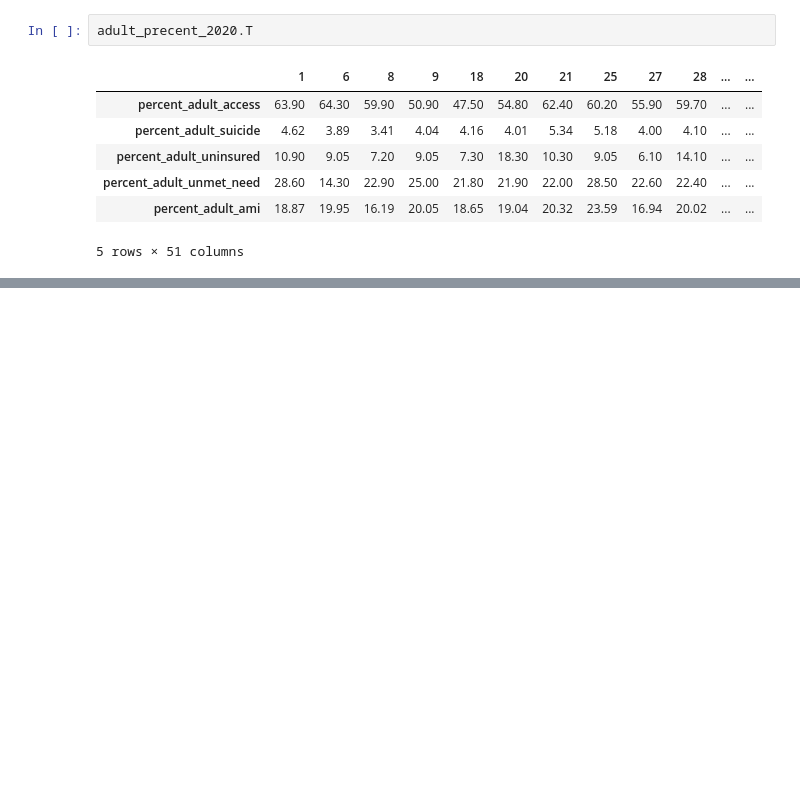
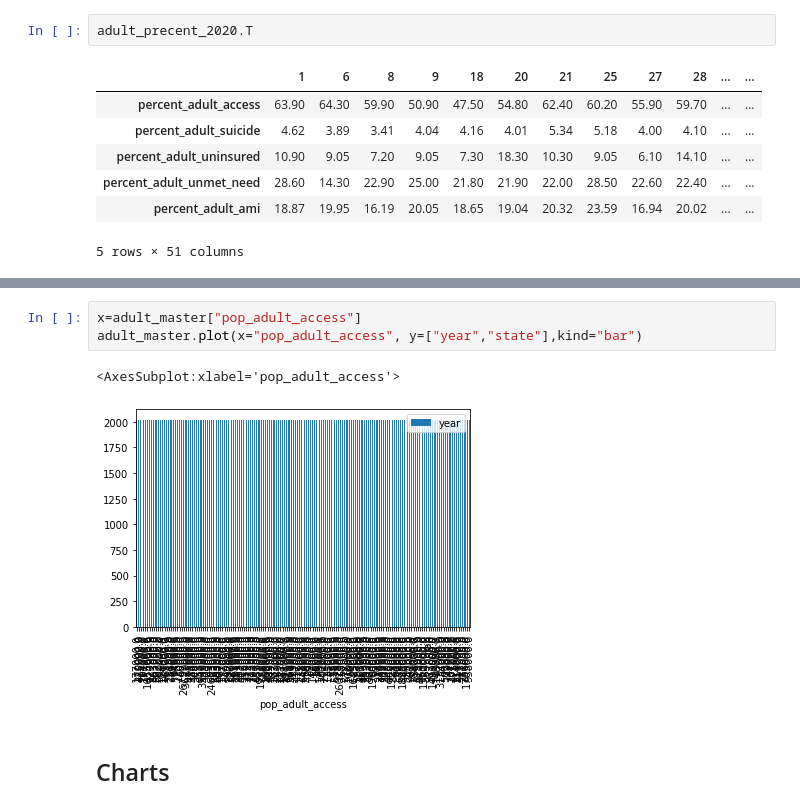
Before and after one commit to NoahToomeyBC/project-vu, a Jupyter notebook: dataconn_explore/dataconn.ipynb, the cells around one changed output, grey strips where cells are left out. Saved outputs shown, nothing was run; the diff lists cells and outputs as text; blank space fills up the shorter version.

```diff
--- a/dataconn_explore/dataconn.ipynb
+++ b/dataconn_explore/dataconn.ipynb
@@ -281,0 +337,8 @@ plt.scatter(adult_suicide,adult_access)
+# %%
+x=adult_master["pop_adult_access"]
+adult_master.plot(x="pop_adult_access", y=["year","state"],kind="bar")
+# %% [output]
+<AxesSubplot:xlabel='pop_adult_access'>
+[figure, added]
+# %% [markdown]
+## Charts
```
Also changed, not shown: parts of 36 cells of this notebook, 20 other files.
